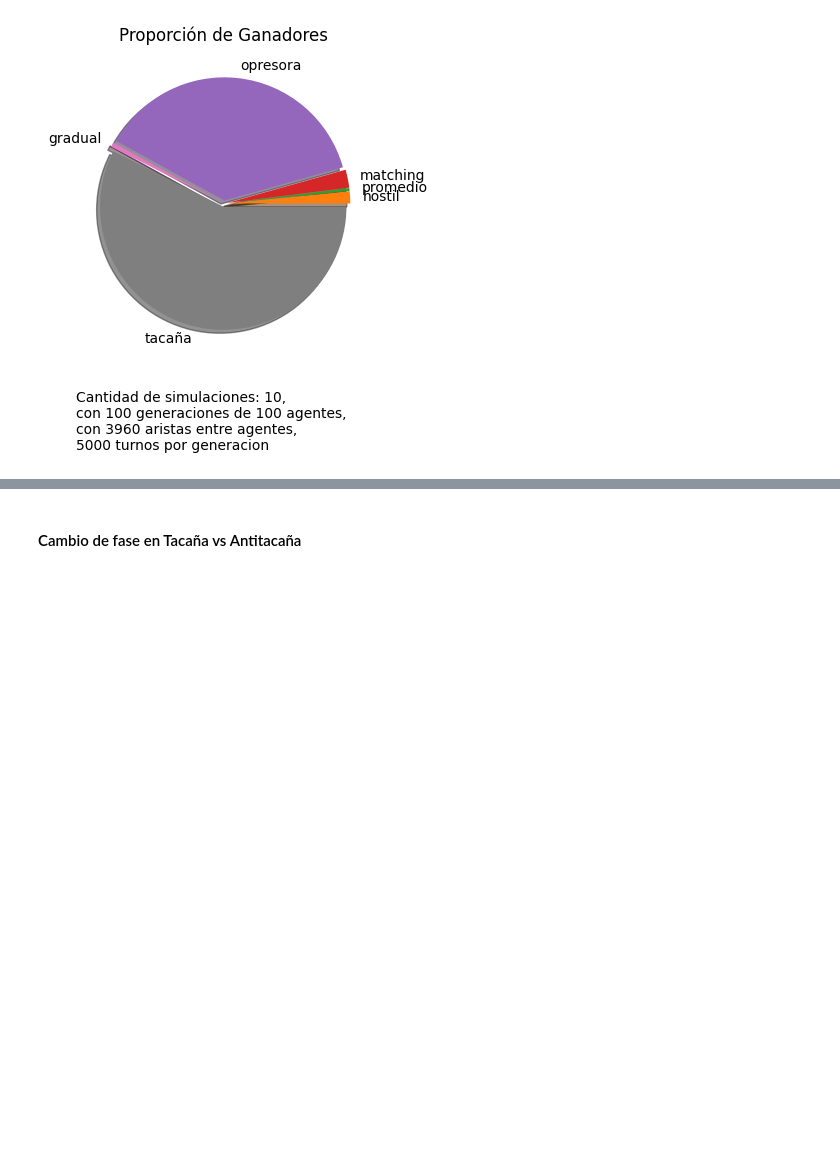
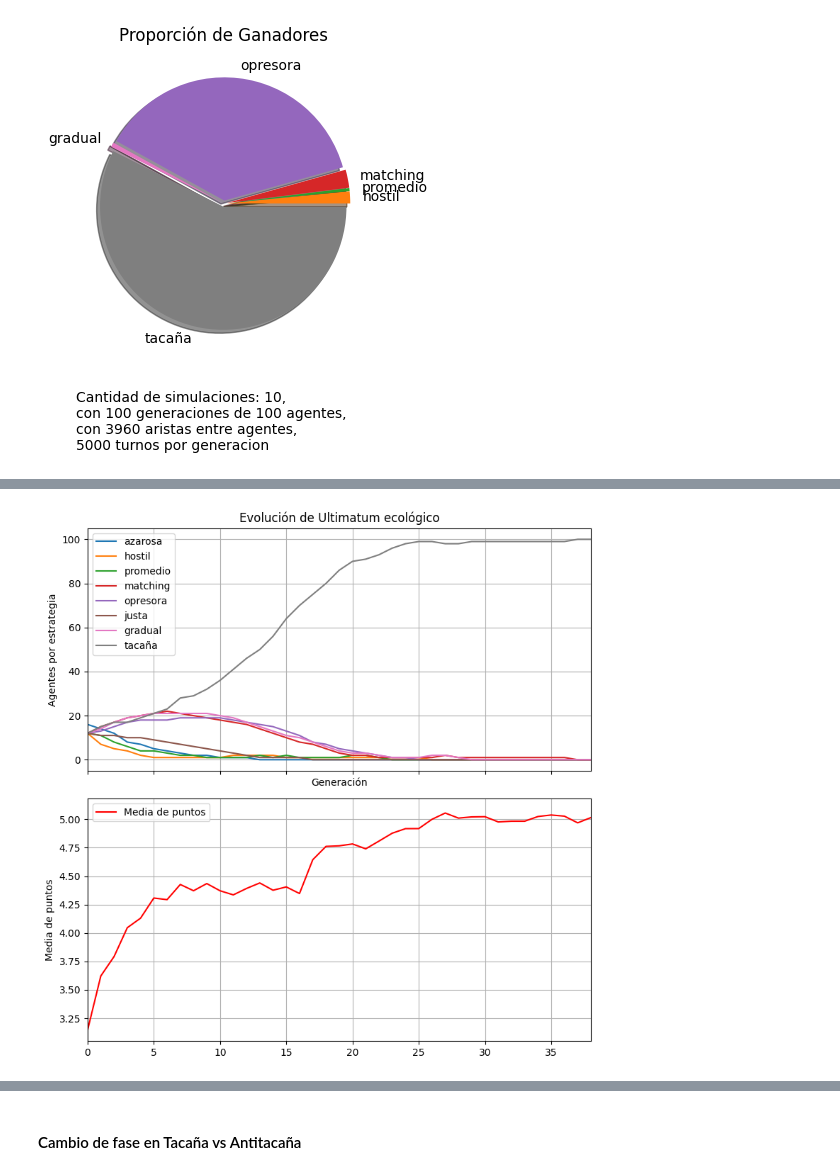
Before and after one commit to matuneville/ultimatum-game-model, a Jupyter notebook: src/informe.ipynb, the cells around one changed output, grey strips where cells are left out. Drawn from its saved outputs; the diff is of its cells as text; code cells hidden in the pictures; blank space fills up the shorter version.

```diff
--- a/src/informe.ipynb
+++ b/src/informe.ipynb
@@ -201,0 +238,5 @@ Además, observamos (y observaremos en la sección 4) que un algoritmo genético
+# %%
+experimentos.n_turnos_por_generacion = 700
+experimentos.graficar_evolucion_poblacional(estrategias, topologia_densa, True)
+# %% [output]
+[figure, added]
```
Also changed, not shown: parts of 37 cells of this notebook, 5 other files.
